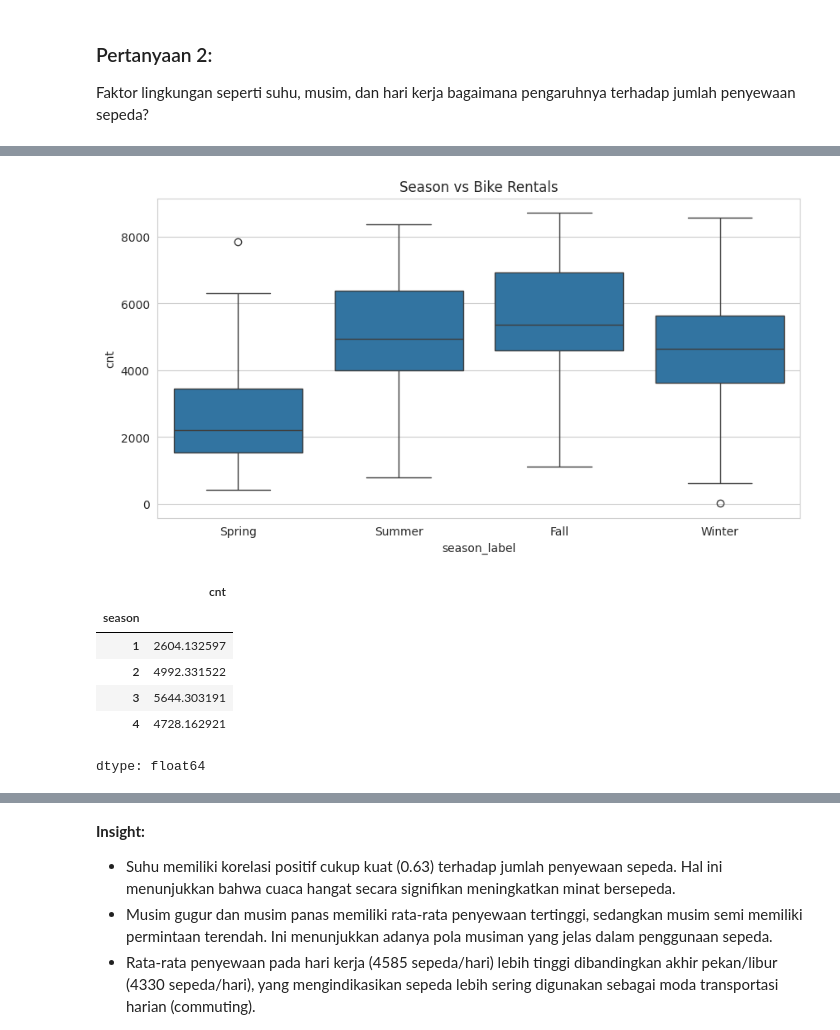
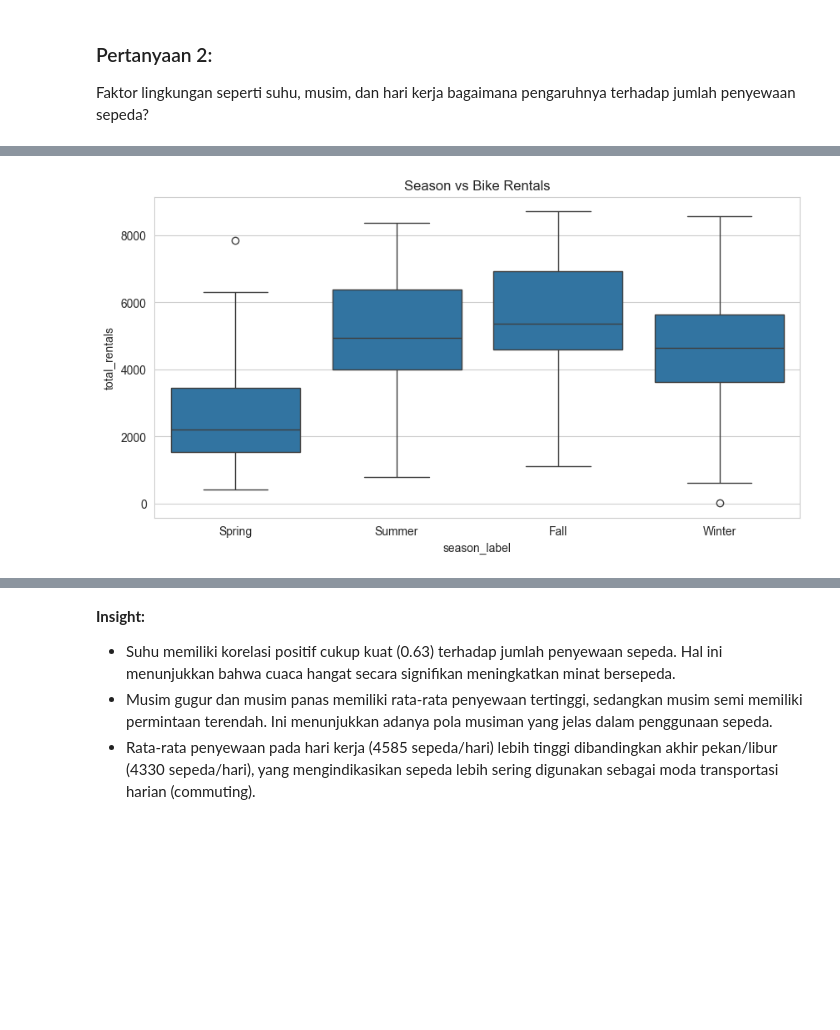
Before and after one commit to swynt/bike-sharing-dashboard, a Jupyter notebook: Proyek_Analisis_Data.ipynb, the cells around one changed output, grey strips where cells are left out. Saved outputs shown, nothing was run; the diff lists cells and outputs as text; code cells hidden in the pictures; blank space fills up the shorter version.

```diff
--- a/Proyek_Analisis_Data.ipynb
+++ b/Proyek_Analisis_Data.ipynb
@@ -92,0 +138,2 @@ df.reset_index(drop=True, inplace=True)
+# %%
+df.drop_duplicates(inplace=True)
@@ -92,0 +142,10 @@ df.reset_index(drop=True, inplace=True)
+# %%
+df.drop(columns=['instant'], inplace=True)
+# %%
+df.rename(columns={
+    'dteday': 'date',
+    'cnt': 'total_rentals',
+    'hum': 'humidity',
+    'yr': 'year',
+    'mnth': 'month'
+}, inplace=True)
@@ -92,0 +167,3 @@ df.reset_index(drop=True, inplace=True)
+# %%
+df = df.sort_values('date')
+df.reset_index(drop=True, inplace=True)
@@ -192,26 +298,15 @@ df[['cnt','temp']].corr()
 | temp | 0.627494 | 1.000000 |
 # %%
-season_map = {
-    1: 'Spring',
-    2: 'Summer',
-    3: 'Fall',
-    4: 'Winter'
-}
+order = ['Spring', 'Summer', 'Fall', 'Winter']
 
-df['season_label'] = df['season'].map(season_map)
-
-sns.boxplot(x='season_label', y='cnt', data=df)
+sns.boxplot(
+    x='season_label',
+    y='total_rentals',
+    data=df,
+    order=order
+)
 plt.title("Season vs Bike Rentals")
 plt.show()
-
-df.groupby('season')['cnt'].mean()
 # %% [output]
-[figure, old version]
+[figure, new version]
-|  | cnt |
-| season |  |
-| 1 | 2604.132597 |
-| 2 | 4992.331522 |
-| 3 | 5644.303191 |
-| 4 | 4728.162921 |
-dtype: float64
 # %%
```
Also changed, not shown: parts of 28 cells of this notebook, 3 other files.
